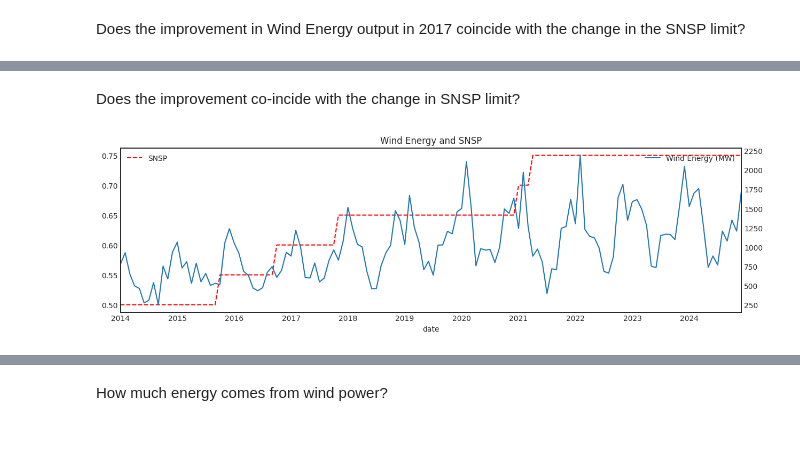
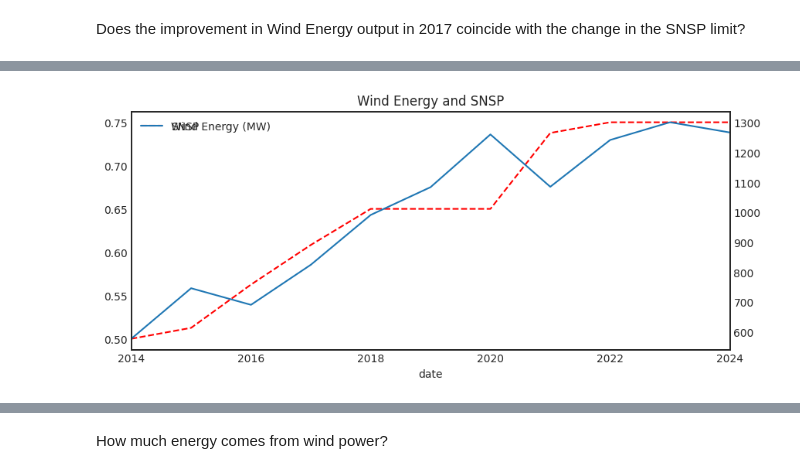
Before and after one commit to IreneKilgannon/PFDA, a Jupyter notebook: PFDA-project/wind_energy_analysis.ipynb, the cells around one changed output, grey strips where cells are left out. Cells and saved outputs as stored; diff of their text form; code cells hidden in the pictures; blank space fills up the shorter version.

```diff
--- a/PFDA-project/wind_energy_analysis.ipynb
+++ b/PFDA-project/wind_energy_analysis.ipynb
@@ -515,18 +544,16 @@ electricity_weather_yearly.head()
-# %% [markdown]
-Does the improvement co-incide with the change in SNSP limit?
 # %%
-fig, ax = plt.subplots(figsize = (15,4))
+fig, ax = plt.subplots(figsize = (10,4))
 
-electricity_weather_monthly['SNSP'].plot(ax=ax, color = 'red', linestyle = 'dashed', label = 'SNSP')
+electricity_weather_yearly['SNSP'].plot(ax=ax, color = 'red', linestyle = 'dashed', label = 'SNSP')
 plt.legend()
 
 ax2 = ax.twinx()
 
-electricity_weather_monthly['Wind Energy (MW)'].plot(ax= ax2, label = 'Wind Energy (MW)')
+electricity_weather_yearly['Wind Energy (MW)'].plot(ax= ax2, label = 'Wind Energy (MW)')
 plt.legend()
 
 plt.title('Wind Energy and SNSP')
 
 plt.show()
 # %% [output]
-[figure, old version]
+[figure, new version]
```
Also changed, not shown: parts of 107 cells of this notebook, 1 other file.
